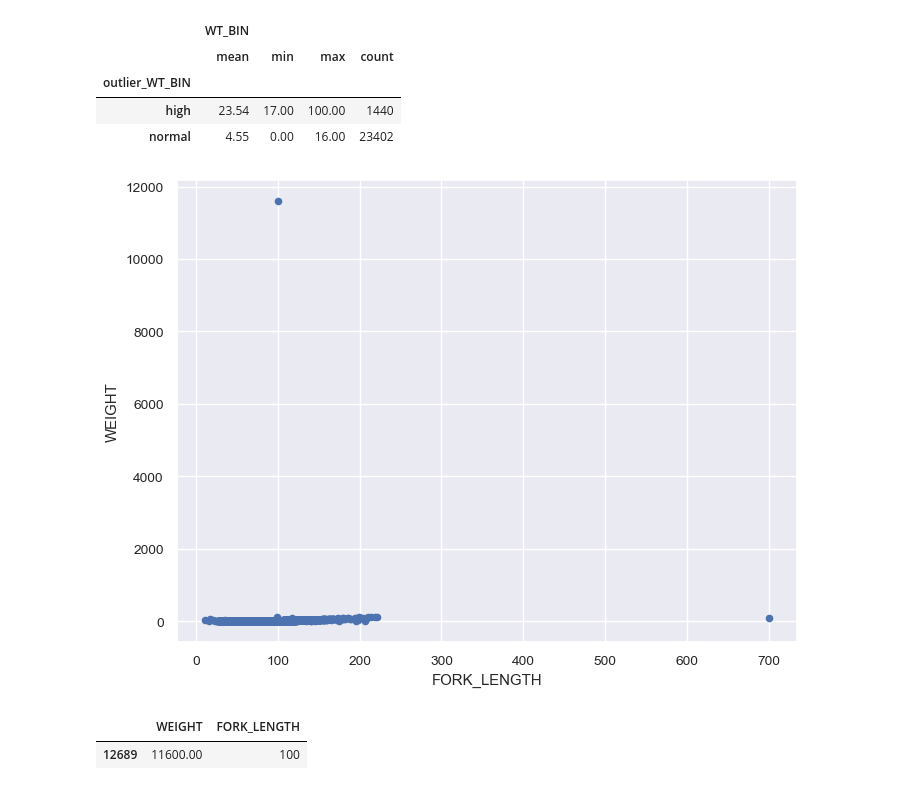
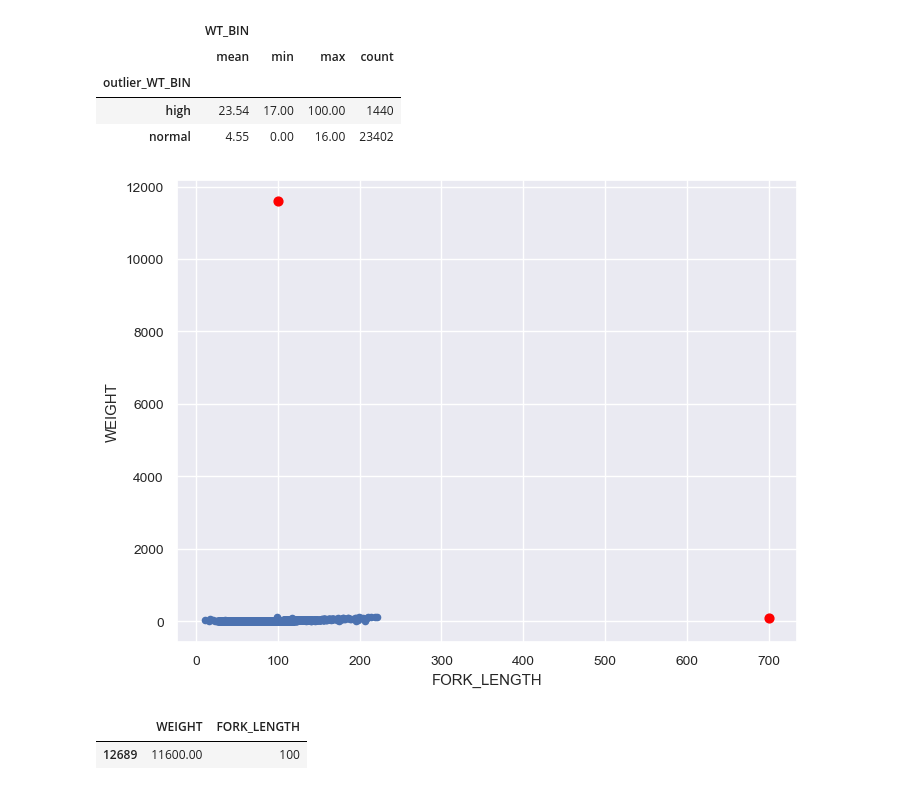
Before and after one commit to dfo-gulf-science/EFishing-EDA, a Jupyter notebook: E_Fishing_EDA_part2.ipynb, the cells around one changed output. Saved outputs shown, nothing was run; the diff lists cells and outputs as text; code cells hidden in the pictures.

```diff
--- a/E_Fishing_EDA_part2.ipynb
+++ b/E_Fishing_EDA_part2.ipynb
@@ -444,9 +462,23 @@ print_outlier_info(df_mar)
 | normal | 4.55 | 0.00 | 16.00 | 23402 |
 # %%
 # first plot including outliers
-df_mar.plot(kind='scatter', x='FORK_LENGTH', y='WEIGHT', figsize=(8,6));
+# df_mar.plot(kind='scatter', x='FORK_LENGTH', y='WEIGHT', figsize=(8,6));
+
+# first plot including outliers
+plt.figure(figsize=(8,6))
+
+df = df_mar[(df_mar.WEIGHT<10000)&(df_mar.FORK_LENGTH<600)]
+plt.scatter(df.FORK_LENGTH, df.WEIGHT, s=20)
+
+df = df_mar[(df_mar.WEIGHT>10000)|(df_mar.FORK_LENGTH>600)]
+plt.scatter(df.FORK_LENGTH, df.WEIGHT, color='red', s=40)
+
+plt.xlabel('FORK_LENGTH')
+plt.ylabel('WEIGHT')
+
+plt.show()
 # %% [output]
-[figure, old version]
+[figure, new version]
 # %%
 # weight data error
 df_mar[df_mar.WEIGHT>10000][['WEIGHT', 'FORK_LENGTH']]
```
Also changed, not shown: parts of 17 cells of this notebook.
